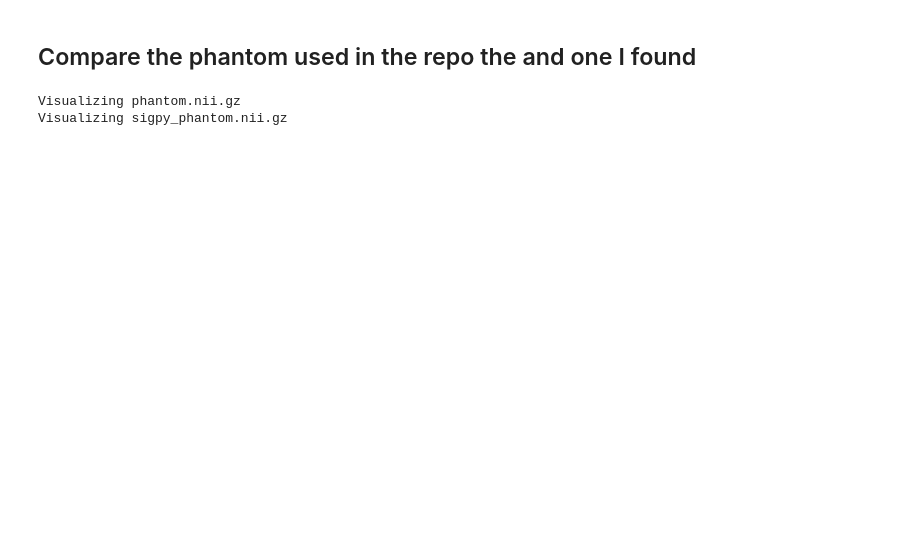
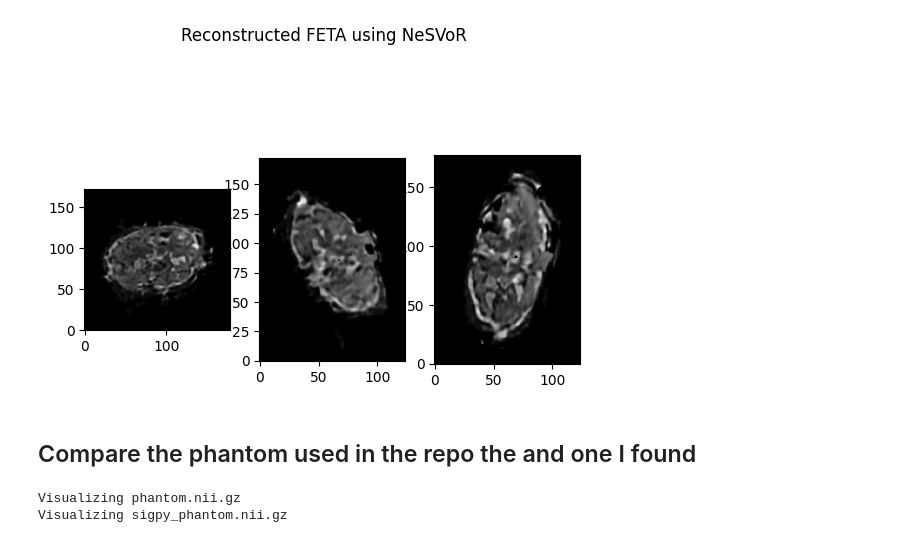
Before and after one commit to Edenzzzz/NeSVoR, a Jupyter notebook: my_test.ipynb, the cells around one changed output. Saved outputs shown, nothing was run; the diff lists cells and outputs as text; code cells hidden in the pictures; blank space fills up the shorter version.

```diff
--- a/my_test.ipynb
+++ b/my_test.ipynb
@@ -53,3 +84,8 @@ RuntimeError: The size of tensor a (209) must match the size of tensor b (240) a
+# %%
+volume = nib.load("volumes/feta_rec_nesvor_gap=3.nii.gz").get_fdata()
+fig = show_slices(volume.squeeze(), title="Reconstructed FETA using NeSVoR")
+# %% [output]
+[figure, added]
 # %% [markdown]
 ## Compare the phantom used in the repo the and one I found
 # %%
```
Also changed, not shown: parts of 8 cells of this notebook, 14 other files.
